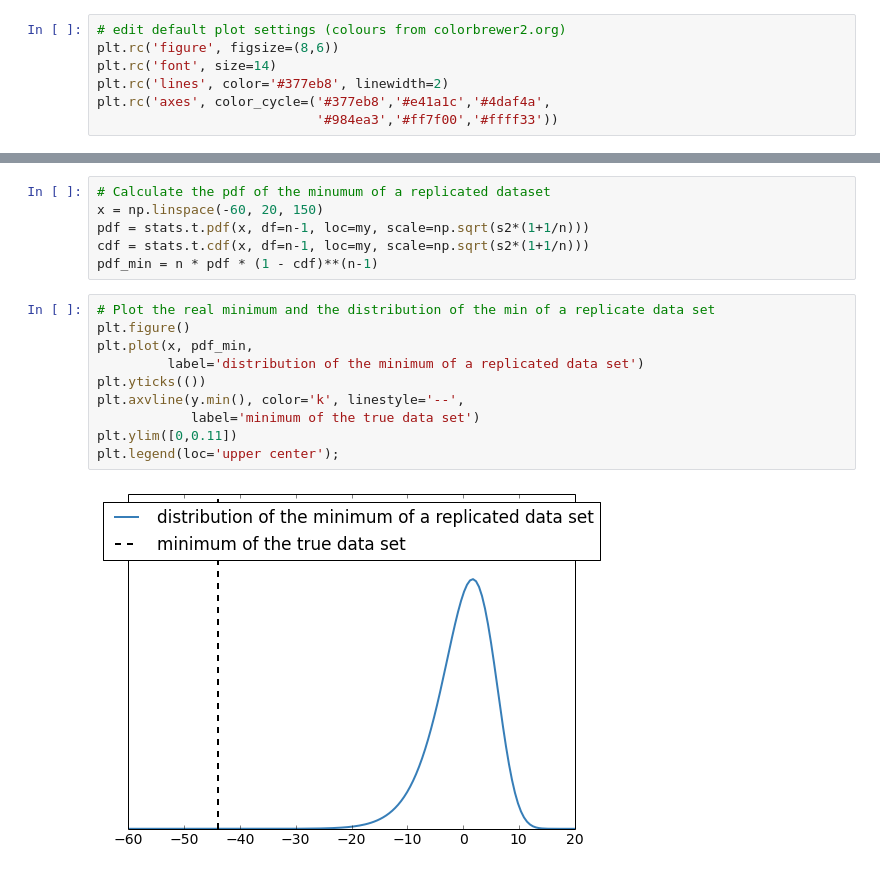
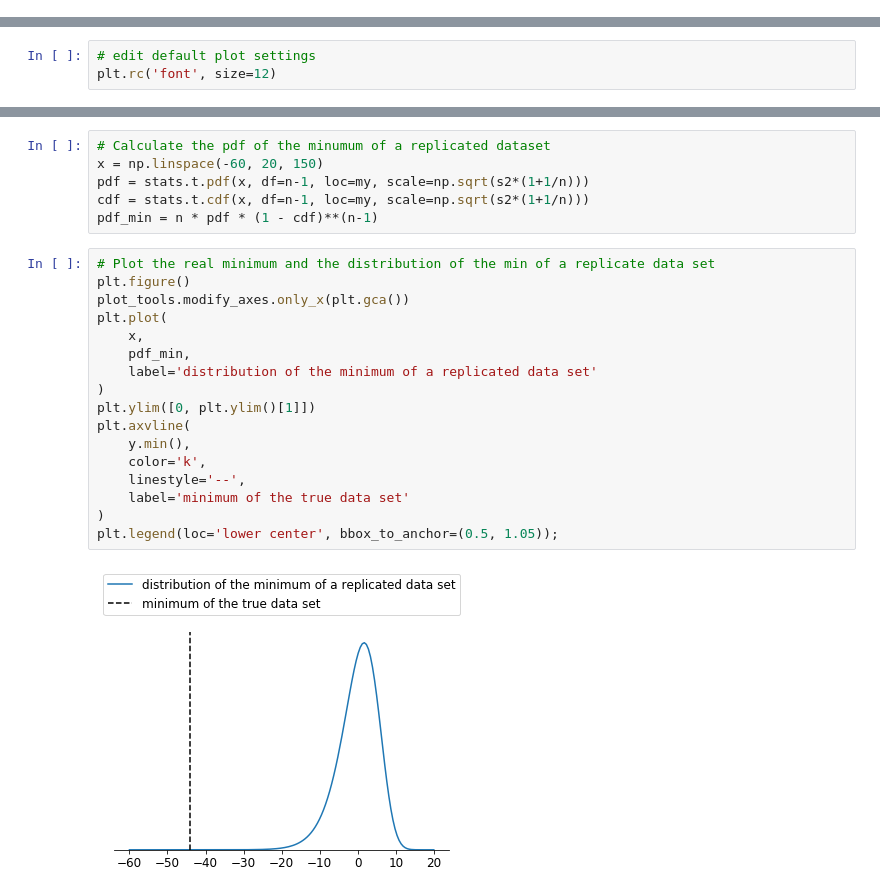
Before and after one commit to avehtari/BDA_py_demos, a Jupyter notebook: demos_ch6/demo6_1.ipynb, the cells around one changed output, grey strips where cells are left out. Cells and saved outputs as stored; diff of their text form.

```diff
--- a/demos_ch6/demo6_1.ipynb
+++ b/demos_ch6/demo6_1.ipynb
@@ -13,10 +9,3 @@ from scipy import stats
 
 %matplotlib inline
 import matplotlib.pyplot as plt
-# %%
-# edit default plot settings (colours from colorbrewer2.org)
-plt.rc('figure', figsize=(8,6))
-plt.rc('font', size=14)
-plt.rc('lines', color='#377eb8', linewidth=2)
-plt.rc('axes', color_cycle=('#377eb8','#e41a1c','#4daf4a',
-                            '#984ea3','#ff7f00','#ffff33'))
@@ -23,3 +21,6 @@ plt.rc('axes', color_cycle=('#377eb8','#e41a1c','#4daf4a',
+# %%
+# edit default plot settings
+plt.rc('font', size=12)
 # %%
 # data
 data_path = os.path.abspath(
@@ -69,12 +76,19 @@ pdf_min = n * pdf * (1 - cdf)**(n-1)
 # %%
 # Plot the real minimum and the distribution of the min of a replicate data set
 plt.figure()
-plt.plot(x, pdf_min,
-         label='distribution of the minimum of a replicated data set')
-plt.yticks(())
-plt.axvline(y.min(), color='k', linestyle='--',
-            label='minimum of the true data set')
-plt.ylim([0,0.11])
-plt.legend(loc='upper center');
+plot_tools.modify_axes.only_x(plt.gca())
+plt.plot(
+    x,
+    pdf_min,
+    label='distribution of the minimum of a replicated data set'
+)
+plt.ylim([0, plt.ylim()[1]])
+plt.axvline(
+    y.min(),
+    color='k',
+    linestyle='--',
+    label='minimum of the true data set'
+)
+plt.legend(loc='lower center', bbox_to_anchor=(0.5, 1.05));
 # %% [output]
-[figure, old version]
+[figure, new version]
```
Also changed, not shown: parts of 4 cells of this notebook.
